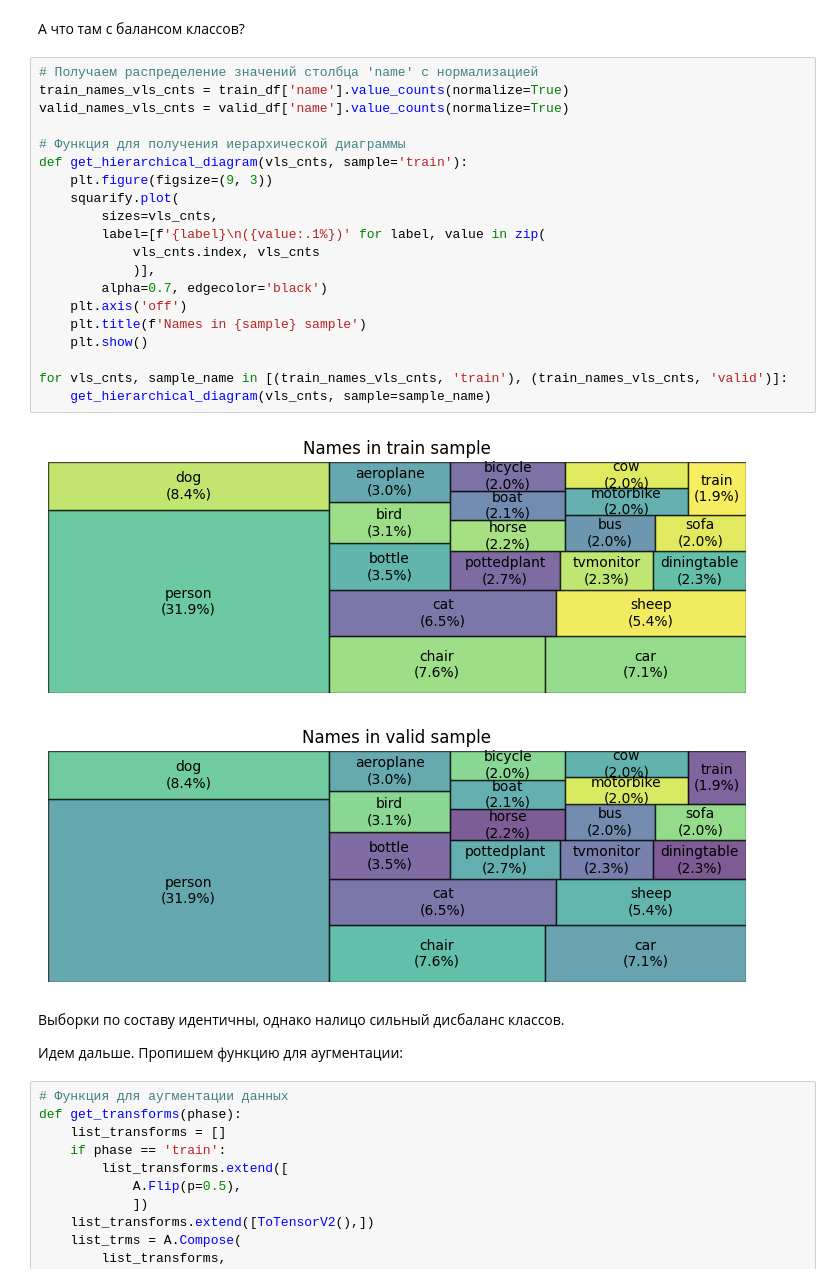
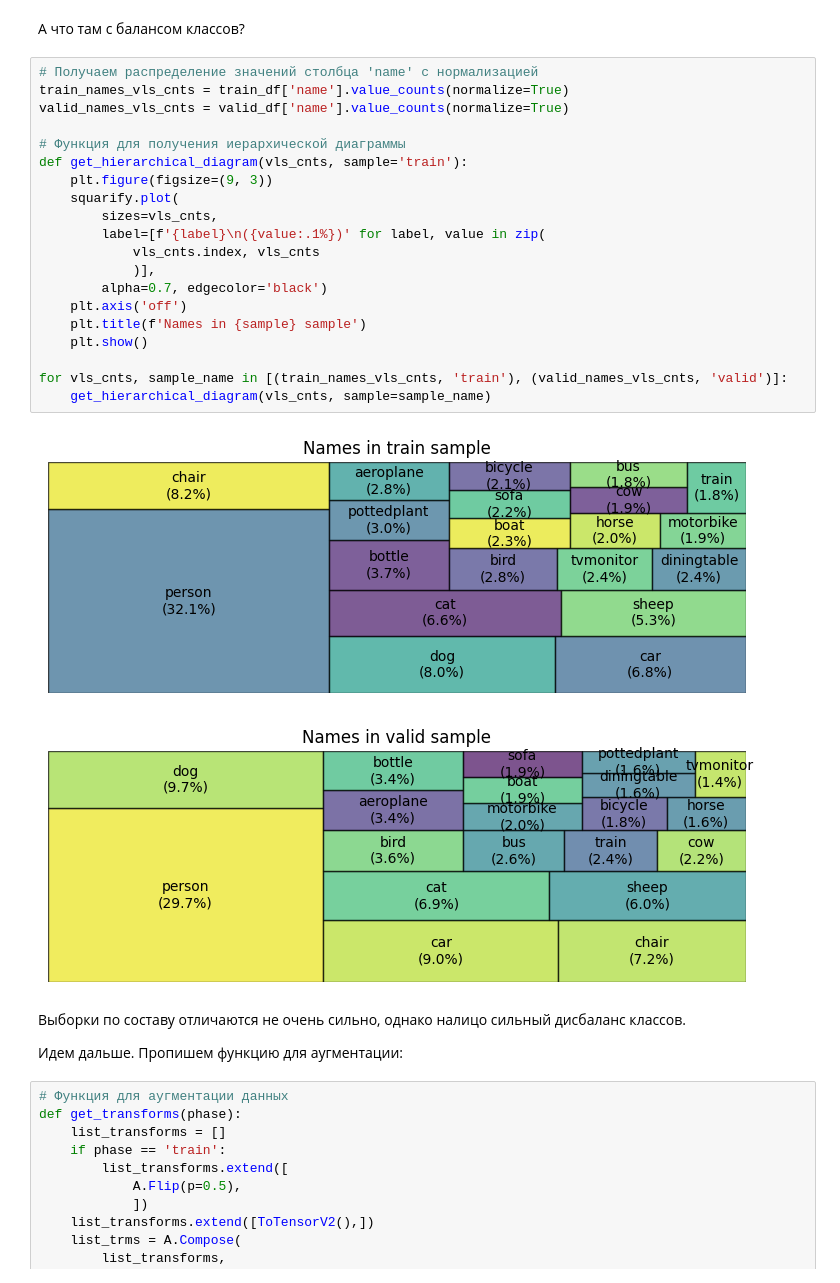
Before and after one commit to khav-i/nn_works, a Jupyter notebook: Object detection VOC2012 (Faster RCNN)/od_VOC2012_Faster_RCNN.ipynb, the cells around one changed output. Saved outputs shown, nothing was run; the diff lists cells and outputs as text.

```diff
--- a/Object detection VOC2012 (Faster RCNN)/od_VOC2012_Faster_RCNN.ipynb
+++ b/Object detection VOC2012 (Faster RCNN)/od_VOC2012_Faster_RCNN.ipynb
@@ -172,28 +166,28 @@ valid_df = xml_df[xml_df['filename'].isin(valid_ids)]
 # %%
 # Получаем распределение значений столбца 'name' с нормализацией
 train_names_vls_cnts = train_df['name'].value_counts(normalize=True)
 valid_names_vls_cnts = valid_df['name'].value_counts(normalize=True)
 
 # Функция для получения иерархической диаграммы
 def get_hierarchical_diagram(vls_cnts, sample='train'):
     plt.figure(figsize=(9, 3))
     squarify.plot(
         sizes=vls_cnts,
         label=[f'{label}\n({value:.1%})' for label, value in zip(
             vls_cnts.index, vls_cnts
             )],
         alpha=0.7, edgecolor='black')
     plt.axis('off')
     plt.title(f'Names in {sample} sample')
     plt.show()
 
-for vls_cnts, sample_name in [(train_names_vls_cnts, 'train'), (train_names_vls_cnts, 'valid')]:
+for vls_cnts, sample_name in [(train_names_vls_cnts, 'train'), (valid_names_vls_cnts, 'valid')]:
     get_hierarchical_diagram(vls_cnts, sample=sample_name)
 # %% [output]
-[figure, old version]
+[figure, new version]
-[figure, old version]
+[figure, new version]
 # %% [markdown]
-Выборки по составу идентичны, однако налицо сильный дисбаланс классов.
+Выборки по составу отличаются не очень сильно, однако налицо сильный дисбаланс классов.
 
 Идем дальше. Пропишем функцию для аугментации:
 # %%
```
Also changed, not shown: parts of 17 cells of this notebook, 5 other files.
